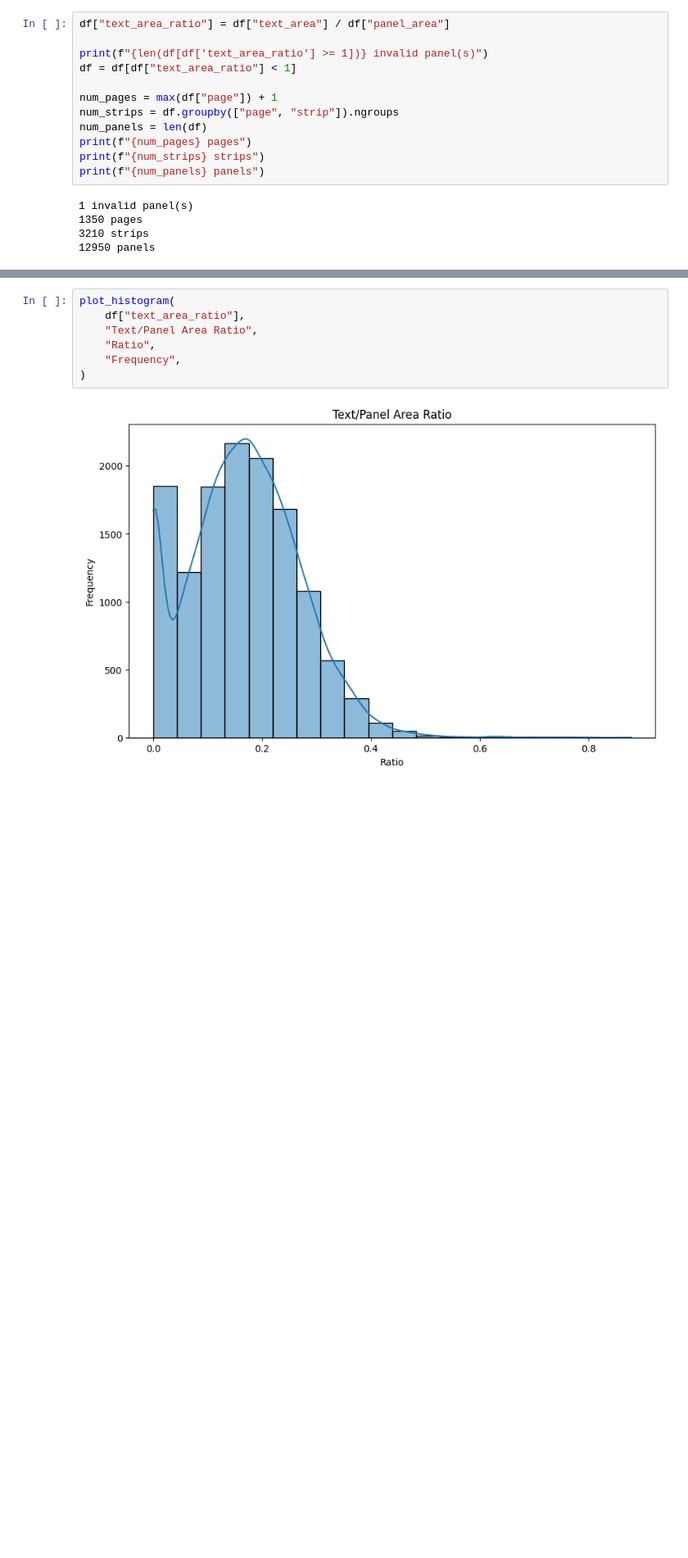
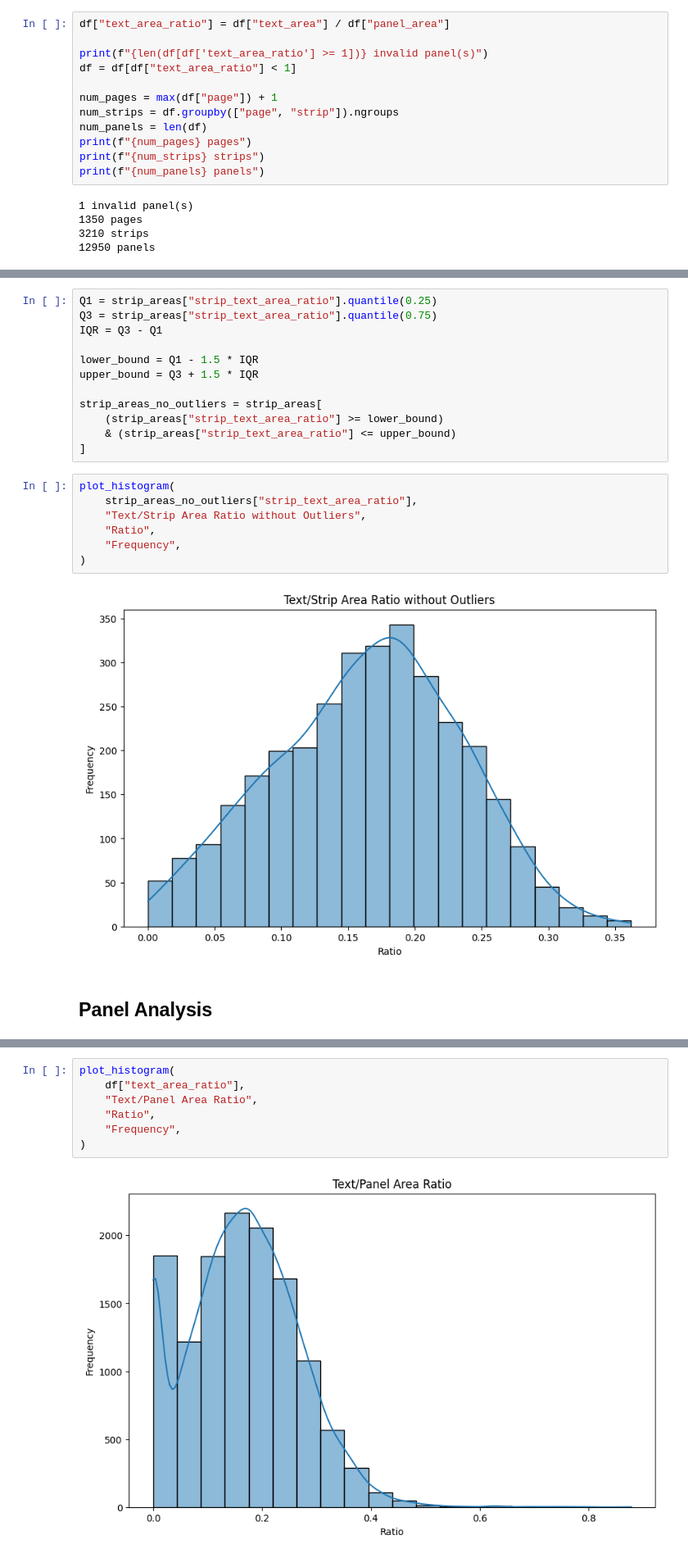
Before and after one commit to udbhav1/calvin-and-hobbes-text-density, a Jupyter notebook: notebooks/analysis.ipynb, the cells around one changed output, grey strips where cells are left out. Shown: that part at 82% size. Saved outputs shown, nothing was run; the diff lists cells and outputs as text; blank space fills up the shorter version.

```diff
--- a/notebooks/analysis.ipynb
+++ b/notebooks/analysis.ipynb
@@ -71,0 +83,23 @@ df.nlargest(10, "text_area")
+# %%
+Q1 = strip_areas["strip_text_area_ratio"].quantile(0.25)
+Q3 = strip_areas["strip_text_area_ratio"].quantile(0.75)
+IQR = Q3 - Q1
+
+lower_bound = Q1 - 1.5 * IQR
+upper_bound = Q3 + 1.5 * IQR
+
+strip_areas_no_outliers = strip_areas[
+    (strip_areas["strip_text_area_ratio"] >= lower_bound)
+    & (strip_areas["strip_text_area_ratio"] <= upper_bound)
+]
+# %%
+plot_histogram(
+    strip_areas_no_outliers["strip_text_area_ratio"],
+    "Text/Strip Area Ratio without Outliers",
+    "Ratio",
+    "Frequency",
+)
+# %% [output]
+[figure, added]
+# %% [markdown]
+## Panel Analysis
```
Also changed, not shown: parts of 7 cells of this notebook, 15 other files.
